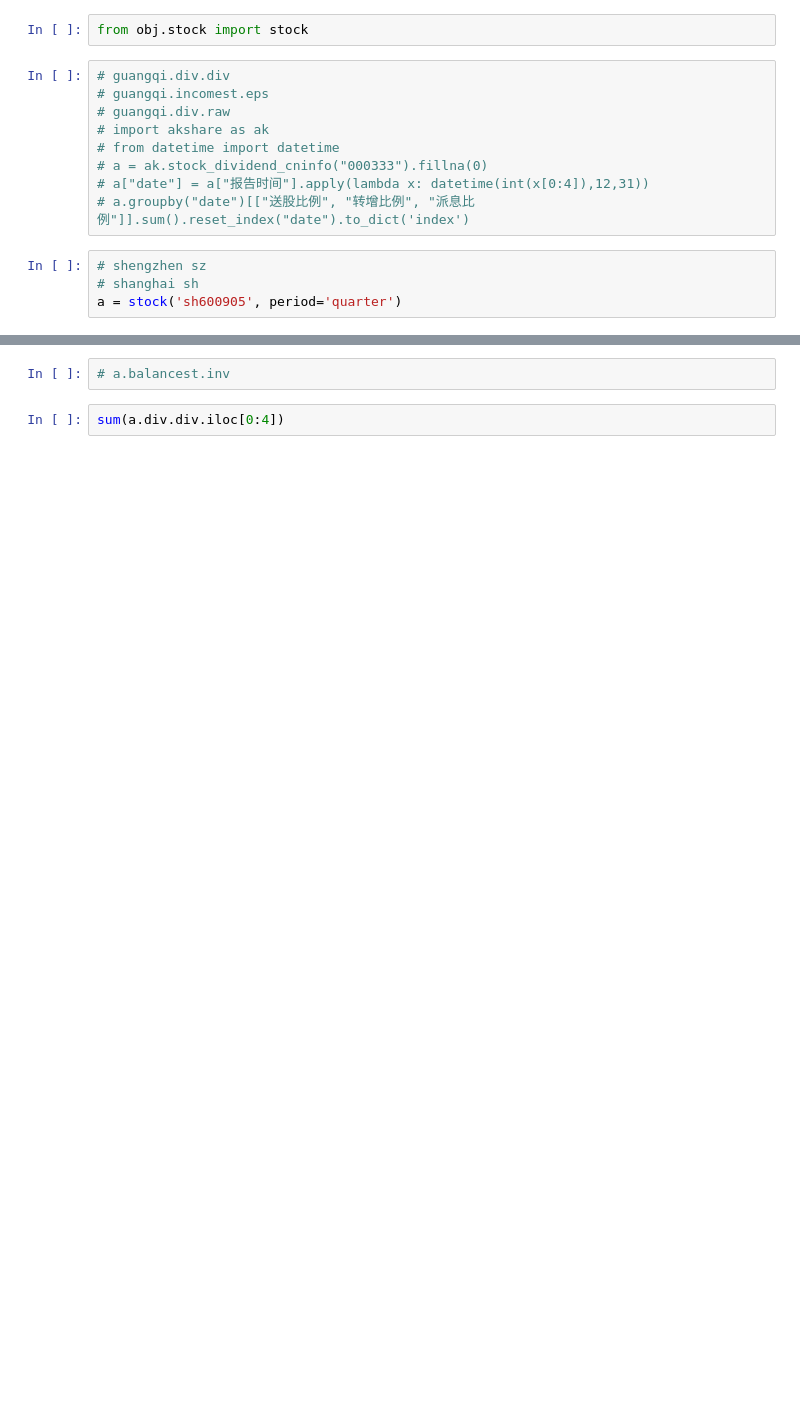
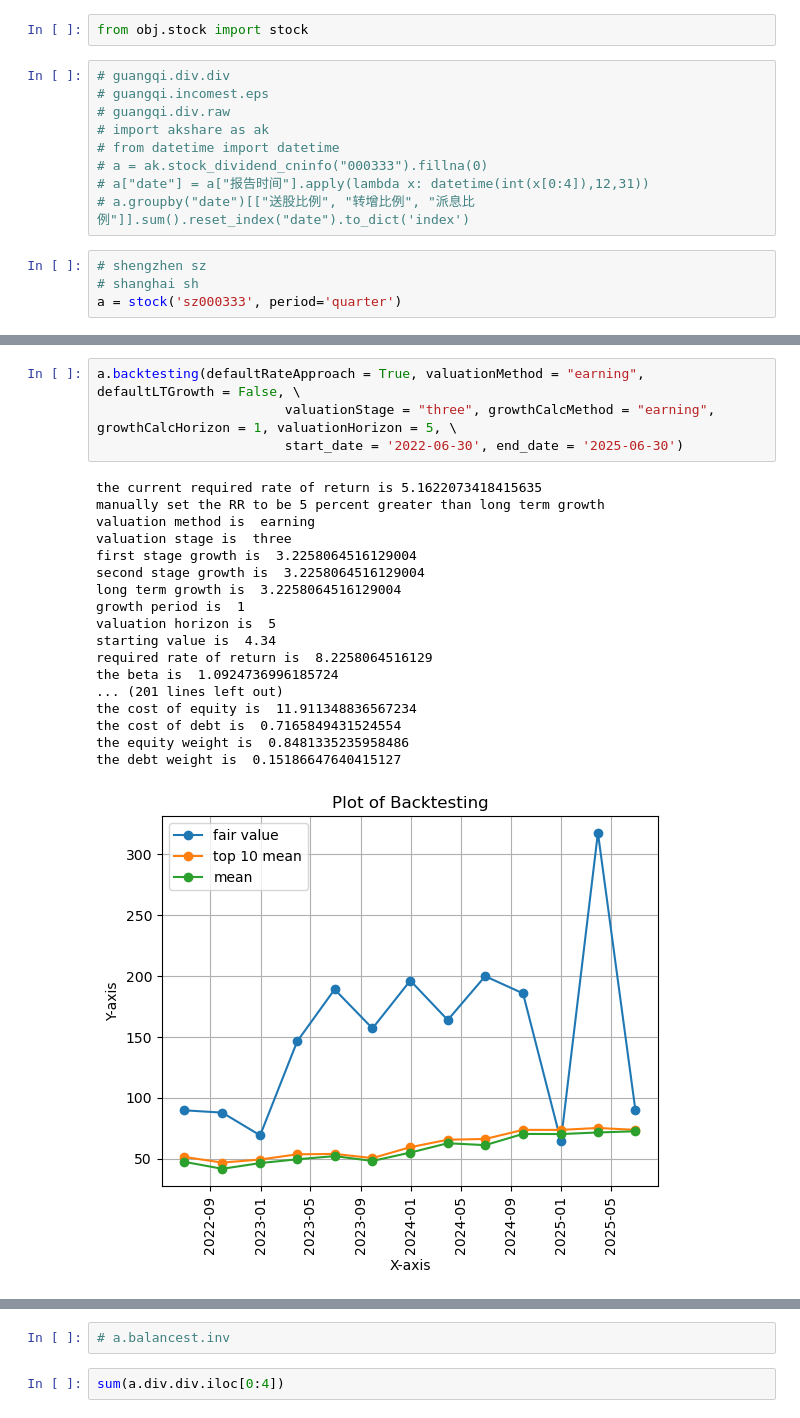
Before and after one commit to xietiany/quant, a Jupyter notebook: Demo.ipynb, the cells around one changed output, grey strips where cells are left out. Cells and saved outputs as stored; diff of their text form; blank space fills up the shorter version.

Commit message:
use try catch to deal with corner cases; add backtesting method, including plot and dataframe output

```diff
--- a/Demo.ipynb
+++ b/Demo.ipynb
@@ -12,4 +12,4 @@ from obj.stock import stock
 # %%
 # shengzhen sz
 # shanghai sh
-a = stock('sh600905', period='quarter')
+a = stock('sz000333', period='quarter')
@@ -73,0 +38,23 @@ the debt weight is  0.5719850961434744
+# %%
+a.backtesting(defaultRateApproach = True, valuationMethod = "earning", defaultLTGrowth = False, \
+                        valuationStage = "three", growthCalcMethod = "earning", growthCalcHorizon = 1, valuationHorizon = 5, \
+                        start_date = '2022-06-30', end_date = '2025-06-30')
+# %% [output]
+the current required rate of return is 5.1622073418415635
+manually set the RR to be 5 percent greater than long term growth
+valuation method is  earning
+valuation stage is  three
+first stage growth is  3.2258064516129004
+second stage growth is  3.2258064516129004
+long term growth is  3.2258064516129004
+growth period is  1
+valuation horizon is  5
+starting value is  4.34
+required rate of return is  8.2258064516129
+the beta is  1.0924736996185724
+... (201 lines left out)
+the cost of equity is  11.911348836567234
+the cost of debt is  0.7165849431524554
+the equity weight is  0.8481335235958486
+the debt weight is  0.15186647640415127
+[figure, added]
```
Also changed, not shown: parts of 17 cells of this notebook, 5 other files.
